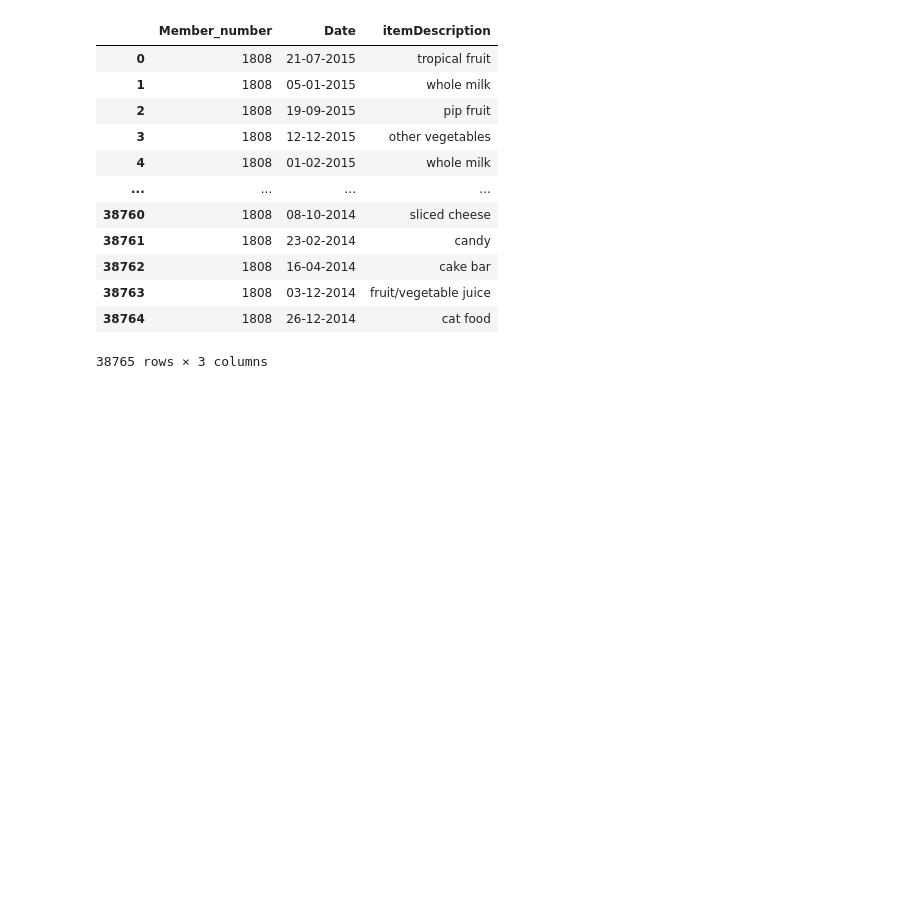
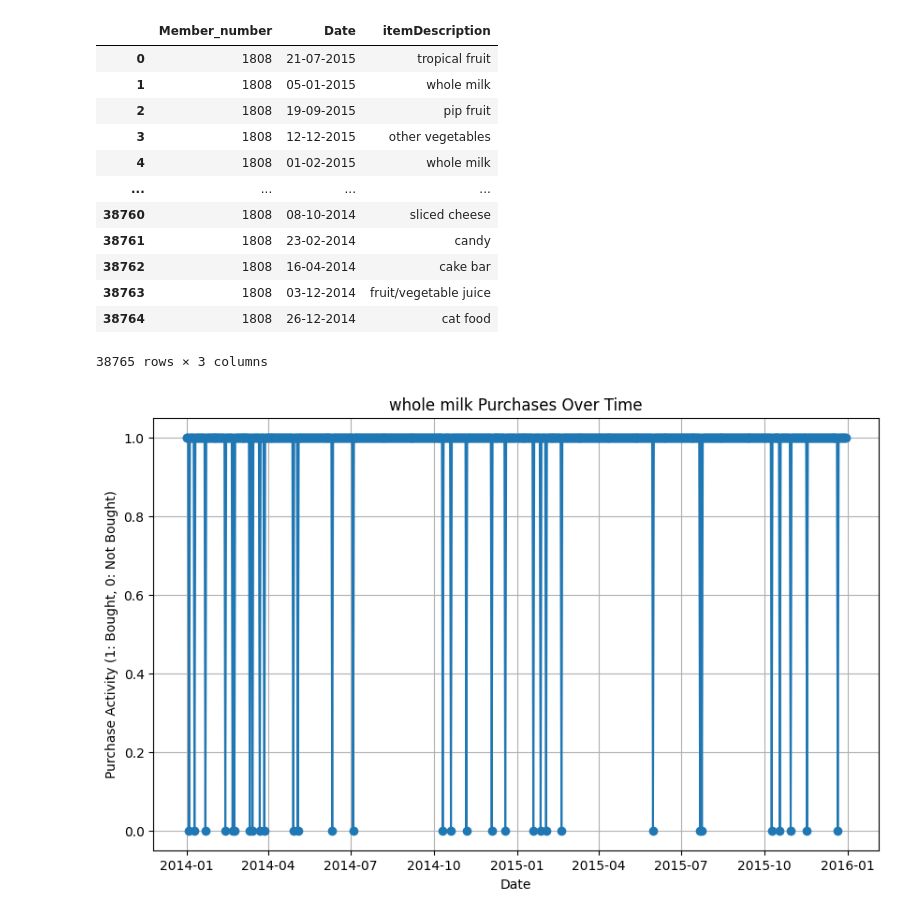
Before and after one commit to alzaeda19/MHacks-project, a Jupyter notebook: model/eda.ipynb, the cells around one changed output. Saved outputs shown, nothing was run; the diff lists cells and outputs as text; code cells hidden in the pictures; blank space fills up the shorter version.

```diff
--- a/model/eda.ipynb
+++ b/model/eda.ipynb
@@ -23,2 +22,0 @@ df.head()
-# %%
-df.set_index("Date").head()
@@ -47,3 +52,21 @@ df
 | 38763 | 1808 | 03-12-2014 | fruit/vegetable juice |
 | 38764 | 1808 | 26-12-2014 | cat food |
 38765 rows × 3 columns
+# %%
+item = "whole milk"
+# %%
+df['{}'.format(item)] = df['itemDescription'].apply(lambda x: 1 if item in x.lower() else 0)
+
+# Group by date and get the maximum value of the ToiletPaper column (1 if toilet paper was purchased, 0 otherwise)
+time_series_data = df.groupby('Date')['{}'.format(item)].max().reset_index()
+
+# Create a time series plot
+plt.figure(figsize=(10, 6))
+plt.plot(time_series_data['Date'], time_series_data['{}'.format(item)], marker='o')
+plt.title('{} Purchases Over Time'.format(item))
+plt.xlabel('Date')
+plt.ylabel('Purchase Activity (1: Bought, 0: Not Bought)')
+plt.grid(True)
+plt.show()
+# %% [output]
+[figure, added]
```
Also changed, not shown: parts of 13 cells of this notebook.
